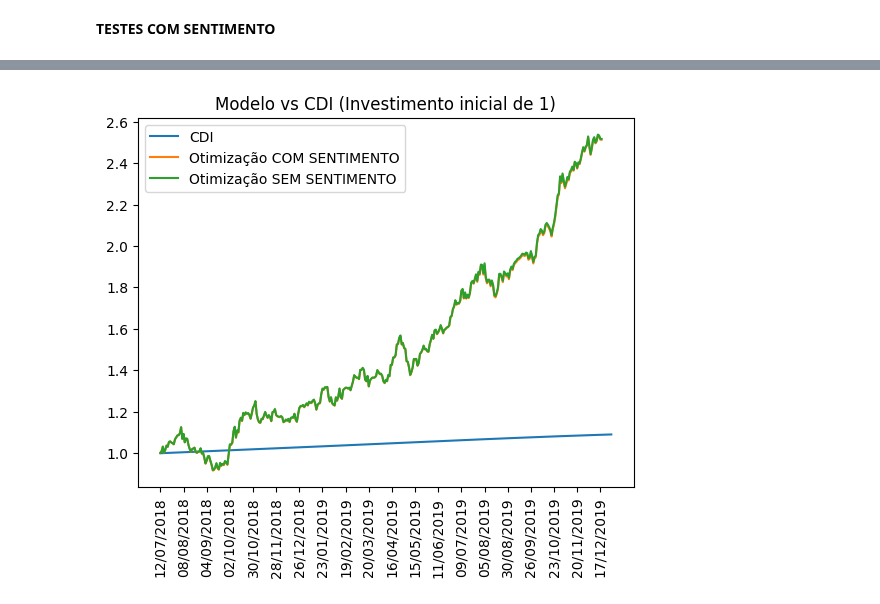
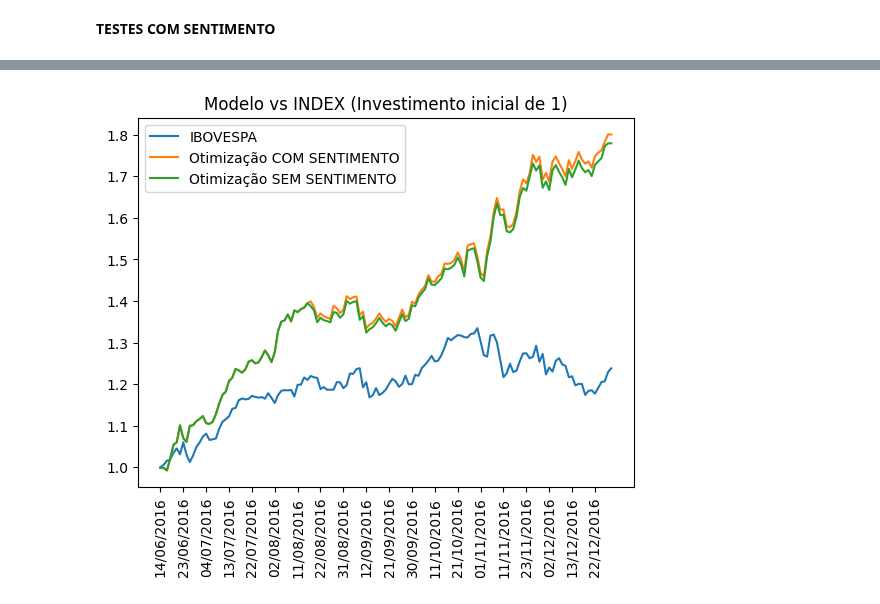
Before and after one commit to ehbats/tcc, a Jupyter notebook: twittator/data_analysis/technical_rf.ipynb, the cells around one changed output, grey strips where cells are left out. Cells and saved outputs as stored; diff of their text form; code cells hidden in the pictures.

```diff
--- a/twittator/data_analysis/technical_rf.ipynb
+++ b/twittator/data_analysis/technical_rf.ipynb
@@ -364,7 +364,7 @@ df_list = []
 price_dfs = []
 target_dfs = []
 start_date = '2015-01-01'
-end_date = '2020-01-01'
+end_date = '2017-01-01'
 
 # start_pred = '2020-01-01'
 # year,month,day = start_pred.split('-')
@@ -387,9 +387,10 @@ first_run = True
 analyzer = CountAndAgreementAnalyzer({
     'news_pubdate__lte': end_date,
     'news_pubdate__gte': start_date,
-    'kagglenews_id__category': 'BUSINESS'})
+    'kagglenews_id__category': 'BUSINESS',
+    'kagglenews_id__kaggle_name': 'News of the Brazilian Newspaper'})
 analyzer_name = 'count_agreement'
-positivity_ratio = 0.65
+positivity_ratio = 0.80
 
 for stock in stocks:
     try:
@@ -400,7 +401,7 @@ for stock in stocks:
             start_date,
             price_column,
             periods,
-            end_date
+            end_date,
         )
         if first_run:
             _foo = preprocessed_stock.index.to_series().apply(analyzer.analyze, query=query, periods=periods, positivity_ratio=positivity_ratio)
@@ -511,14 +512,14 @@ plt.show()
 # %%
 import matplotlib.pyplot as plt
 tick_divider = 5
 plt.plot(benchmark['capitalization'], label=benchmark_name)
-plt.plot(markowitz_with_sentiment['capitalization'], label='Otimização COM SENTIMENTO')
-plt.plot(markowitz_no_sentiment['capitalization'], label='Otimização SEM SENTIMENTO')
+plt.plot(equal_weights_with_sentiment['capitalization'], label='Otimização COM SENTIMENTO')
+plt.plot(equal_weights_no_sentiment['capitalization'], label='Otimização SEM SENTIMENTO')
 plt.legend(loc="upper left")
 plt.title(f'Modelo vs {benchmark_type} (Investimento inicial de {initial_investment})')
 plt.xticks(ticks = range(0,len(benchmark.index)), labels = benchmark[date_column], rotation='vertical')
 plt.locator_params(axis='x', nbins=20)
 plt.show()
 ## calcular indice de sharp e var
 # %% [output]
-[figure, old version]
+[figure, new version]
```
Also changed, not shown: parts of 7 cells of this notebook, 1 other file.
